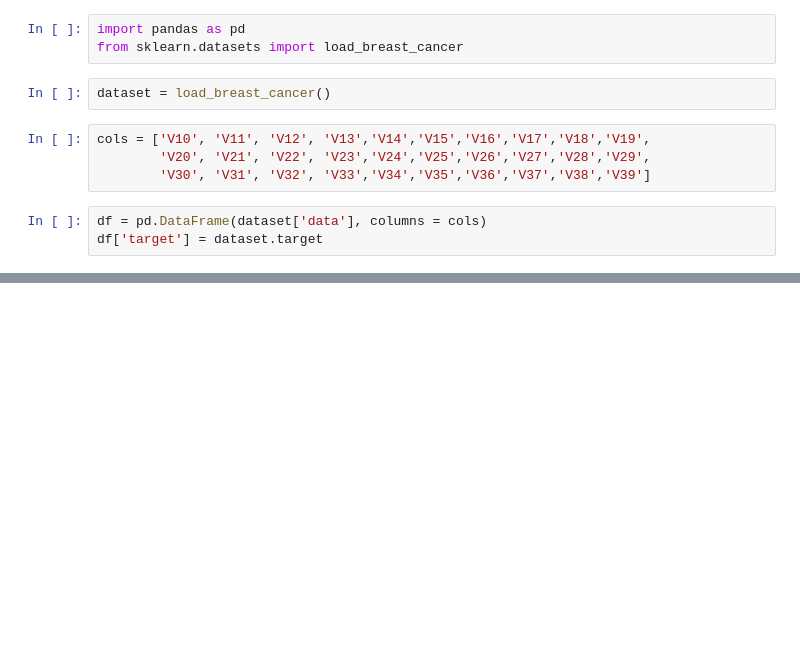
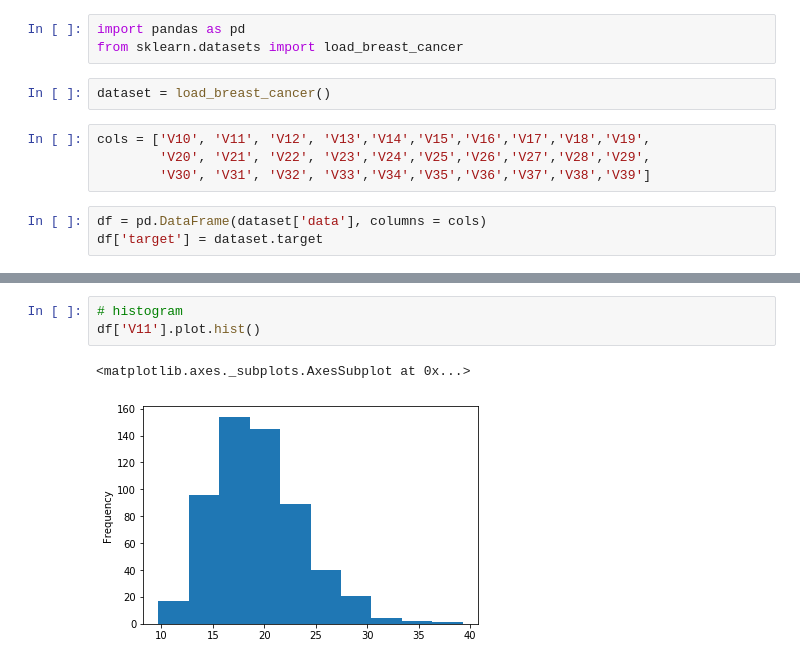
Before and after one commit to d-smith/ml-speciality-notes, a Jupyter notebook: 02-elements-of-data-science/data-stats.ipynb, the cells around one changed output, grey strips where cells are left out. Saved outputs shown, nothing was run; the diff lists cells and outputs as text; blank space fills up the shorter version.

```diff
--- a/02-elements-of-data-science/data-stats.ipynb
+++ b/02-elements-of-data-science/data-stats.ipynb
@@ -24,0 +72,6 @@ df['target'].value_counts()
+# %%
+# histogram
+df['V11'].plot.hist()
+# %% [output]
+<matplotlib.axes._subplots.AxesSubplot at 0x...>
+[figure, added]
```
Also changed, not shown: parts of 10 cells of this notebook.
